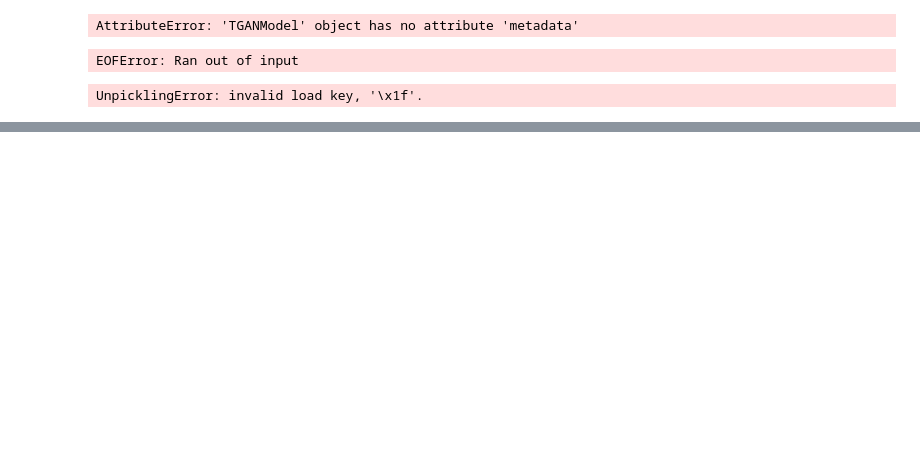
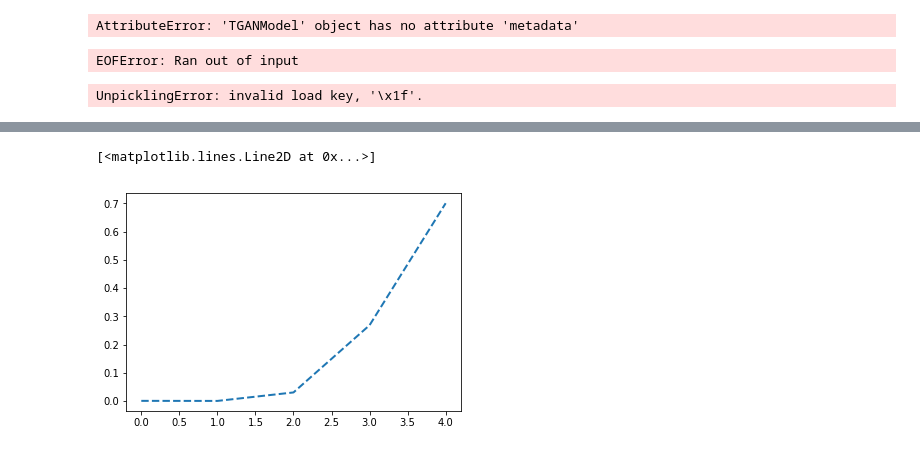
Before and after one commit to Baukebrenninkmeijer/TGAN, a Jupyter notebook: Untitled.ipynb, the cells around one changed output, grey strips where cells are left out. Saved outputs shown, nothing was run; the diff lists cells and outputs as text; code cells hidden in the pictures; blank space fills up the shorter version.

```diff
--- a/Untitled.ipynb
+++ b/Untitled.ipynb
@@ -200,0 +224,5 @@ UnpicklingError: invalid load key, '\x1f'.
+# %%
+plt.plot([x for x in range(len(d[0]))], gumbel_softmax(d, tau=.5).numpy().flatten(), '--', linewidth=2, markersize=12)
+# %% [output]
+[<matplotlib.lines.Line2D at 0x...>]
+[figure, added]
```
Also changed, not shown: parts of 17 cells of this notebook, 3 other files.
